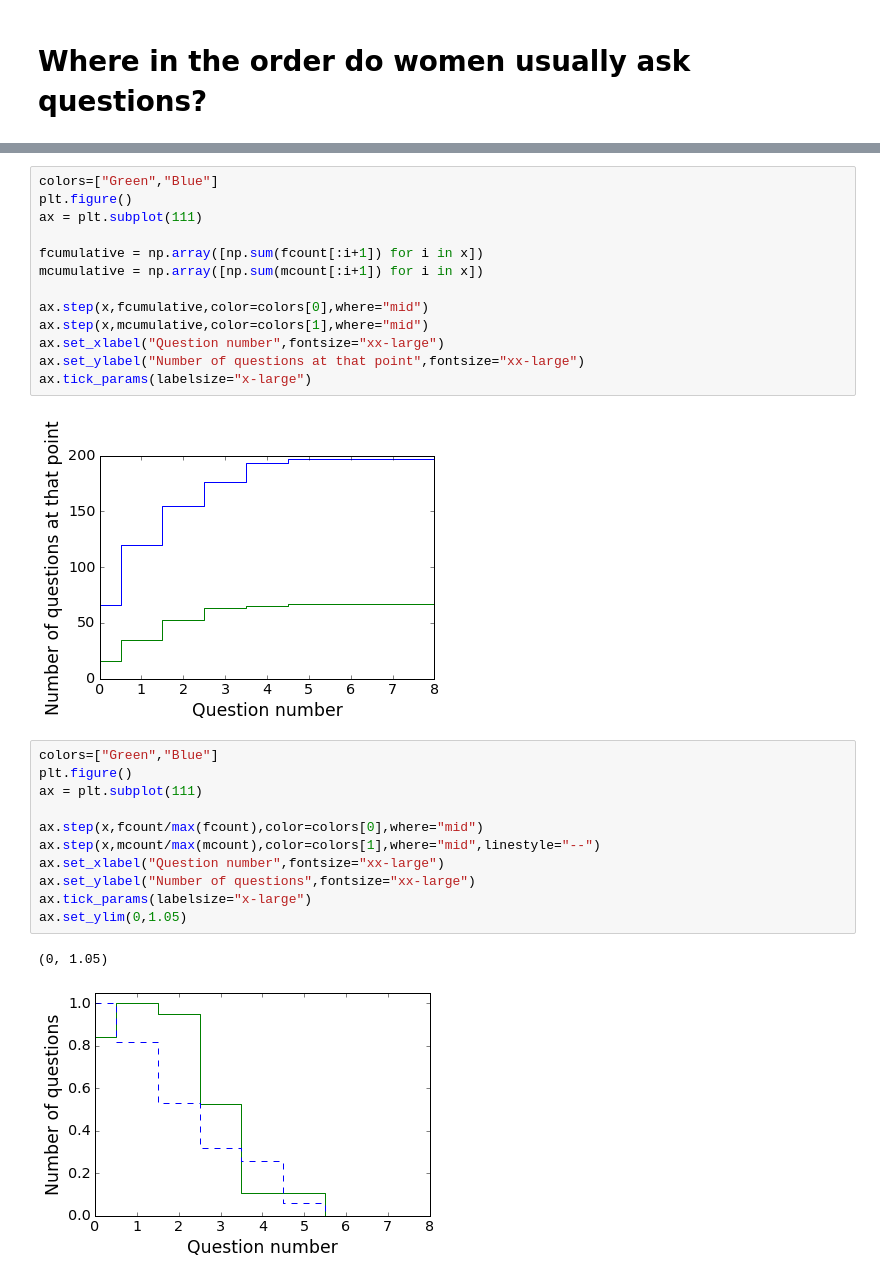
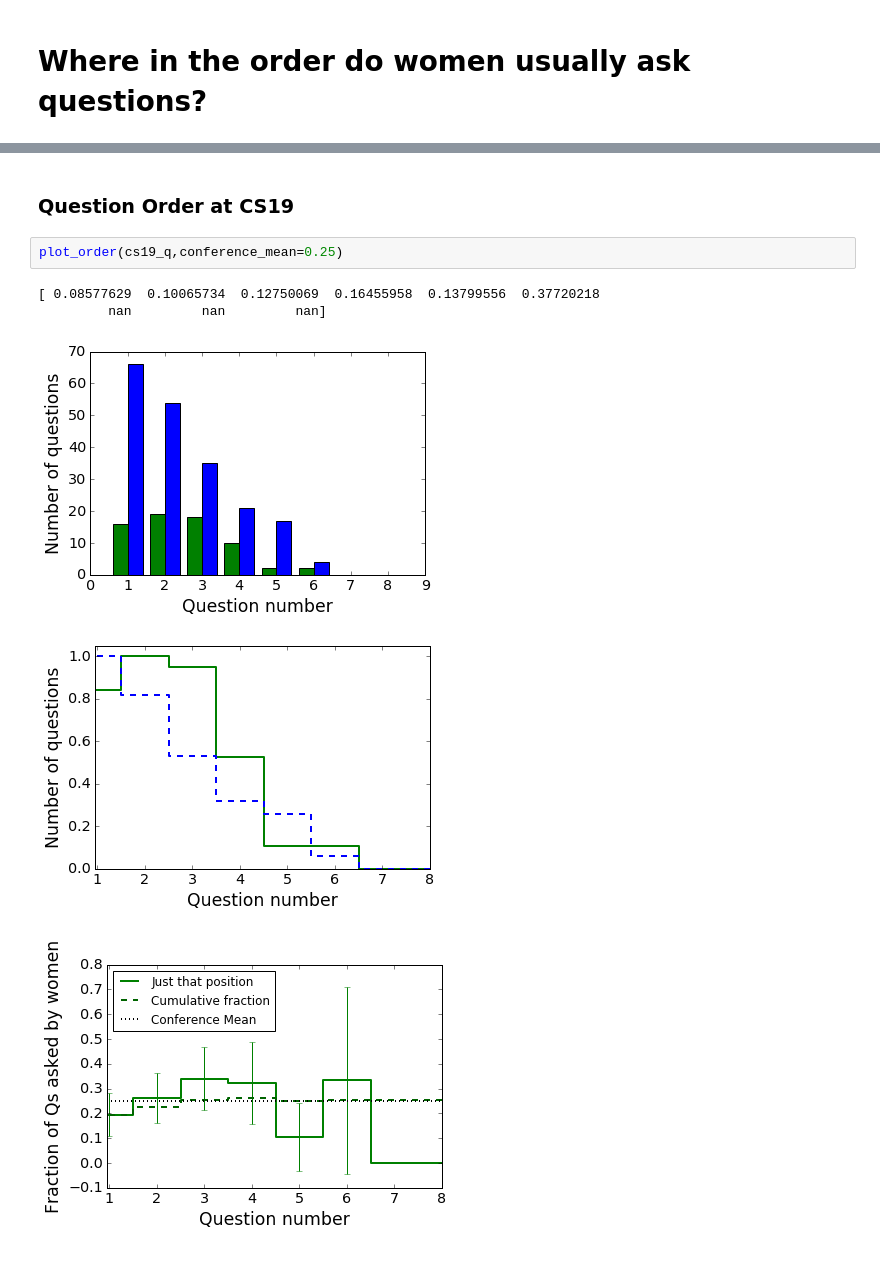
Before and after one commit to jradavenport/Gender-in-Astro, a Jupyter notebook: analysis/coolstars/douglas_coolstars_analysis.ipynb, the cells around one changed output, grey strips where cells are left out. Drawn from its saved outputs; the diff is of its cells as text.

```diff
--- a/analysis/coolstars/douglas_coolstars_analysis.ipynb
+++ b/analysis/coolstars/douglas_coolstars_analysis.ipynb
@@ -753,29 +787,10 @@ ax.tick_params(labelsize="x-large")
-# %%
-colors=["Green","Blue"]
-plt.figure()
-ax = plt.subplot(111)
-
-fcumulative = np.array([np.sum(fcount[:i+1]) for i in x])
-mcumulative = np.array([np.sum(mcount[:i+1]) for i in x])
-
-ax.step(x,fcumulative,color=colors[0],where="mid")
-ax.step(x,mcumulative,color=colors[1],where="mid")
-ax.set_xlabel("Question number",fontsize="xx-large")
-ax.set_ylabel("Number of questions at that point",fontsize="xx-large")
-ax.tick_params(labelsize="x-large")
-# %% [output]
-[figure, removed]
-# %%
-colors=["Green","Blue"]
-plt.figure()
-ax = plt.subplot(111)
-
-ax.step(x,fcount/max(fcount),color=colors[0],where="mid")
-ax.step(x,mcount/max(mcount),color=colors[1],where="mid",linestyle="--")
-ax.set_xlabel("Question number",fontsize="xx-large")
-ax.set_ylabel("Number of questions",fontsize="xx-large")
-ax.tick_params(labelsize="x-large")
-ax.set_ylim(0,1.05)
-# %% [output]
-(0, 1.05)
-[figure, removed]
+# %% [markdown]
+### Question Order at CS19
+# %%
+plot_order(cs19_q,conference_mean=0.25)
+# %% [output]
+[ 0.08577629  0.10065734  0.12750069  0.16455958  0.13799556  0.37720218
+         nan         nan         nan]
+[figure, added]
+[figure, added]
+[figure, added]
```
Also changed, not shown: parts of 5 cells of this notebook.
